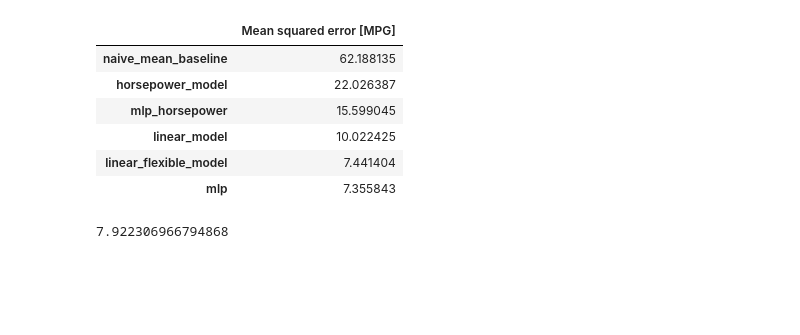
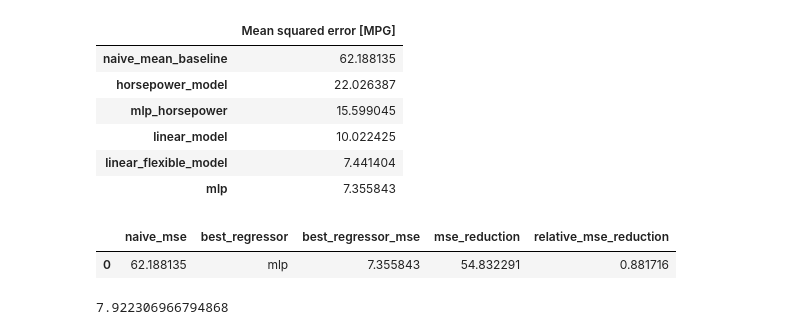
Before and after one commit to jdvelasq/classroom-vibecoding, a Jupyter notebook: implementation/predictiva/P200_regresion_basica/professor/notebook.ipynb, the cells around one changed output. Saved outputs shown, nothing was run; the diff lists cells and outputs as text; code cells hidden in the pictures; blank space fills up the shorter version.

Commit message:
Compare P200 regressors to naive baseline

```diff
--- a/implementation/predictiva/P200_regresion_basica/professor/notebook.ipynb
+++ b/implementation/predictiva/P200_regresion_basica/professor/notebook.ipynb
@@ -440,6 +440,36 @@ pd.DataFrame(test_results, index=["Mean squared error [MPG]"]).T.sort_values(
 | linear_model | 10.022425 |
 | linear_flexible_model | 7.441404 |
 | mlp | 7.355843 |
+# %%
+# La comparación verifica si algún regresor mejora la predicción ingenua del MPG promedio.
+
+naive_mse = test_results["naive_mean_baseline"]
+regressor_mse = {
+    model: mse
+    for model, mse in test_results.items()
+    if model != "naive_mean_baseline"
+}
+best_regressor_name, best_regressor_mse = min(
+    regressor_mse.items(),
+    key=lambda model_and_mse: model_and_mse[1],
+)
+
+assert best_regressor_mse <= naive_mse, (
+    "Ningún regresor mejora la línea base ingenua en la muestra de prueba."
+)
+
+pd.DataFrame(
+    {
+        "naive_mse": [naive_mse],
+        "best_regressor": [best_regressor_name],
+        "best_regressor_mse": [best_regressor_mse],
+        "mse_reduction": [naive_mse - best_regressor_mse],
+        "relative_mse_reduction": [(naive_mse - best_regressor_mse) / naive_mse],
+    }
+)
+# %% [output]
+|  | naive_mse | best_regressor | best_regressor_mse | mse_reduction | relative_mse_reduction |
+| 0 | 62.188135 | mlp | 7.355843 | 54.832291 | 0.881716 |
 # %%
 # Se almacenan los modelos, preprocesadores y la comparación de desempeño ajustados con entrenamiento.
 
```
